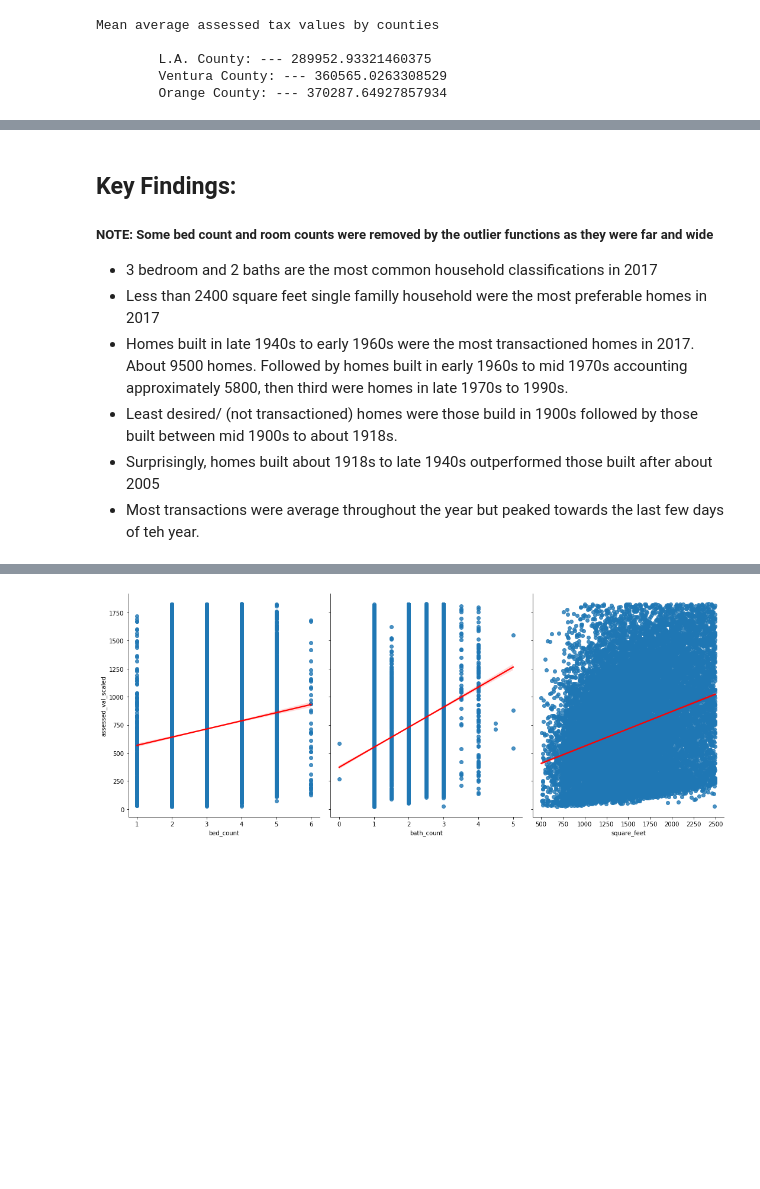
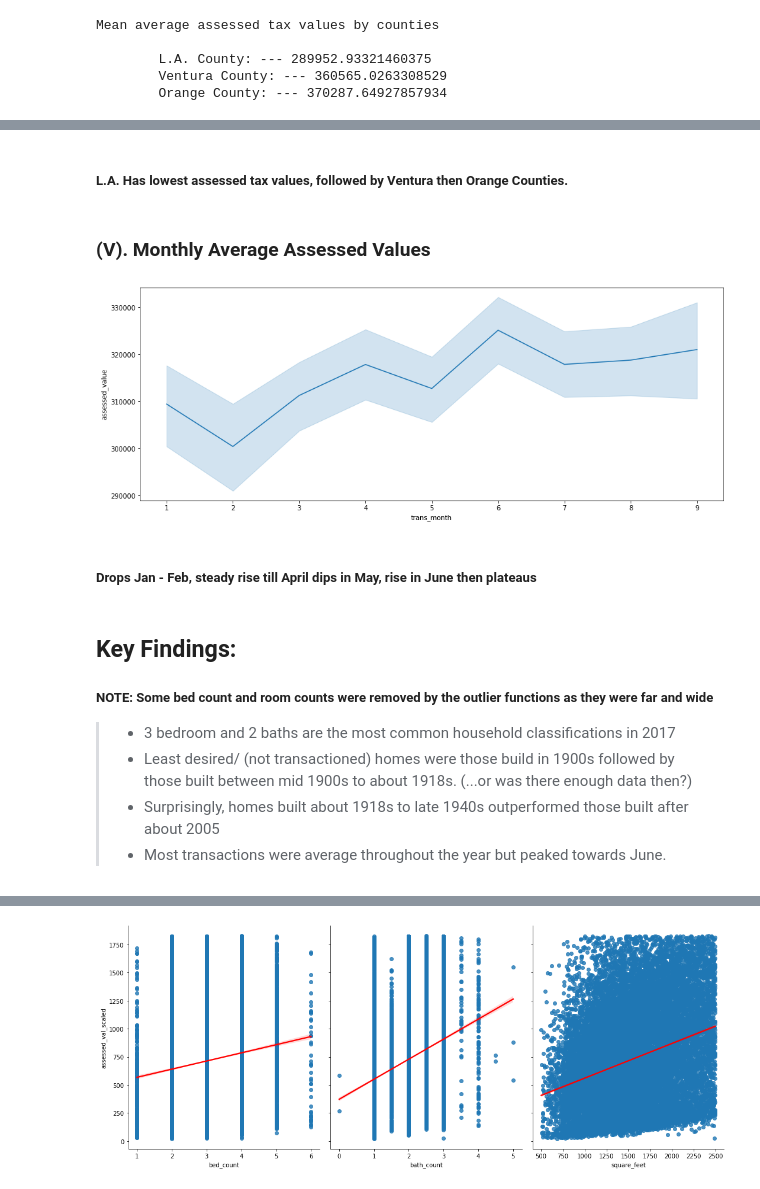
Before and after one commit to stephenkipkurui/regression-project, a Jupyter notebook: zillow_report.ipynb, the cells around one changed output, grey strips where cells are left out. Cells and saved outputs as stored; diff of their text form; code cells hidden in the pictures; blank space fills up the shorter version.

```diff
--- a/zillow_report.ipynb
+++ b/zillow_report.ipynb
@@ -283,12 +274,21 @@ Mean average assessed tax values by counties
+# %% [markdown]
+##### L.A. Has lowest assessed tax values, followed by Ventura then Orange Counties.
+# %% [markdown]
+### (V). Monthly Average Assessed Values
+# %%
+sns.lineplot(data=train, x="trans_month", y="assessed_value")
+plt.gcf().set_size_inches(16, 6)
+# %% [output]
+[figure, added]
+# %% [markdown]
+##### Drops Jan - Feb, steady rise till April dips in May, rise in June then plateaus
 # %% [markdown]
 ## Key Findings:
 ##### __NOTE:__ Some bed count and room counts were removed by the outlier functions as they were far and wide
-- 3 bedroom and 2 baths are the most common household classifications in 2017
-- Less than 2400 square feet single familly household were the most preferable homes in 2017
-- Homes built in late 1940s to early 1960s were the most transactioned homes in 2017. About 9500 homes. Followed by homes built in early 1960s to mid 1970s accounting approximately 5800, then third were homes in late 1970s to 1990s.
-- Least desired/ (not transactioned) homes were those build in 1900s followed by those built between mid 1900s to about 1918s.
-- Surprisingly, homes built about 1918s to late 1940s outperformed those built after about 2005
-- Most transactions were average throughout the year but peaked towards the last few days of teh year.
+>- 3 bedroom and 2 baths are the most common household classifications in 2017
+>- Least desired/ (not transactioned) homes were those build in 1900s followed by those built between mid 1900s to about 1918s. (...or was there enough data then?)
+>- Surprisingly, homes built about 1918s to late 1940s outperformed those built after about 2005
+>- Most transactions were average throughout the year but peaked towards June.
 # %% [markdown]
 ## <u>Feature Engineering</u>
 
```
Also changed, not shown: parts of 39 cells of this notebook.
